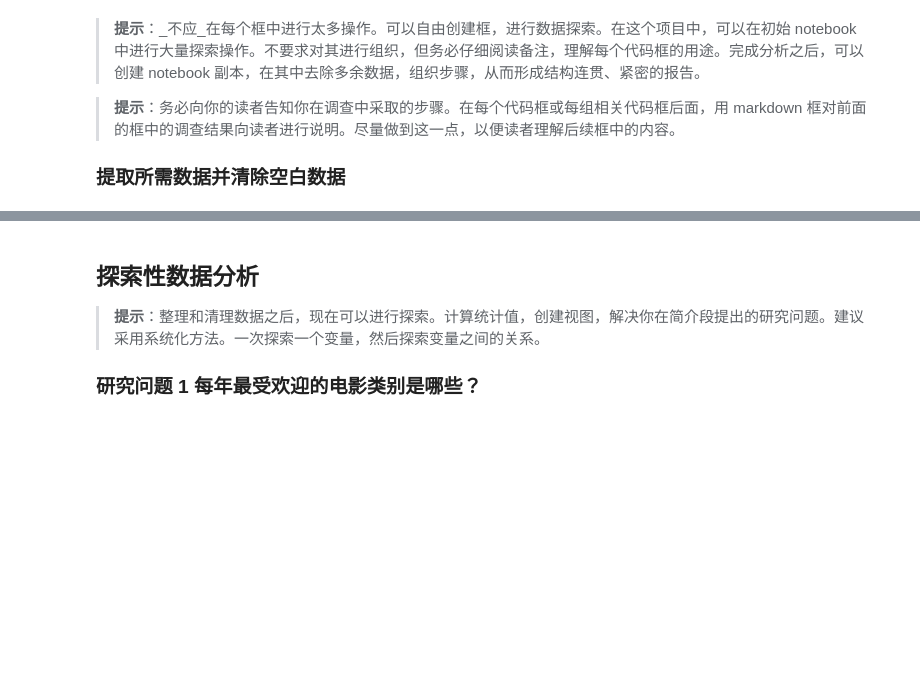
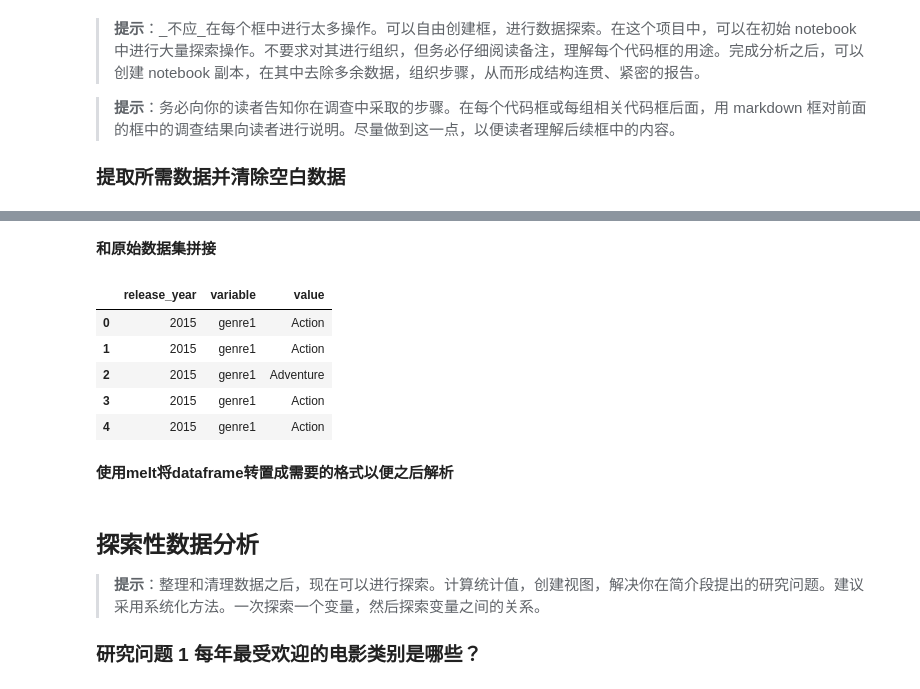
Before and after one commit to Lee-Think/movie-analysis, a Jupyter notebook: Investigate_a_Dataset-zh.ipynb, the cells around one changed output, grey strips where cells are left out. Cells and saved outputs as stored; diff of their text form; code cells hidden in the pictures; blank space fills up the shorter version.

```diff
--- a/Investigate_a_Dataset-zh.ipynb
+++ b/Investigate_a_Dataset-zh.ipynb
@@ -86,3 +103,18 @@ year_genres_data = year_genres_data.dropna()
+# %% [markdown]
+**和原始数据集拼接**
+# %%
+year_genres_data = pd.melt(year_genres_data,id_vars=['release_year'],value_vars=['genre1','genre2','genre3','genre4','genre5'])
+year_genres_data = year_genres_data.dropna()
+year_genres_data.head()
+# %% [output]
+|  | release_year | variable | value |
+| 0 | 2015 | genre1 | Action |
+| 1 | 2015 | genre1 | Action |
+| 2 | 2015 | genre1 | Adventure |
+| 3 | 2015 | genre1 | Action |
+| 4 | 2015 | genre1 | Action |
+# %% [markdown]
+**使用melt将dataframe转置成需要的格式以便之后解析**
 # %% [markdown]
 <a id='eda'></a>
 ## 探索性数据分析
```
Also changed, not shown: parts of 3 cells of this notebook, 1 other file.
